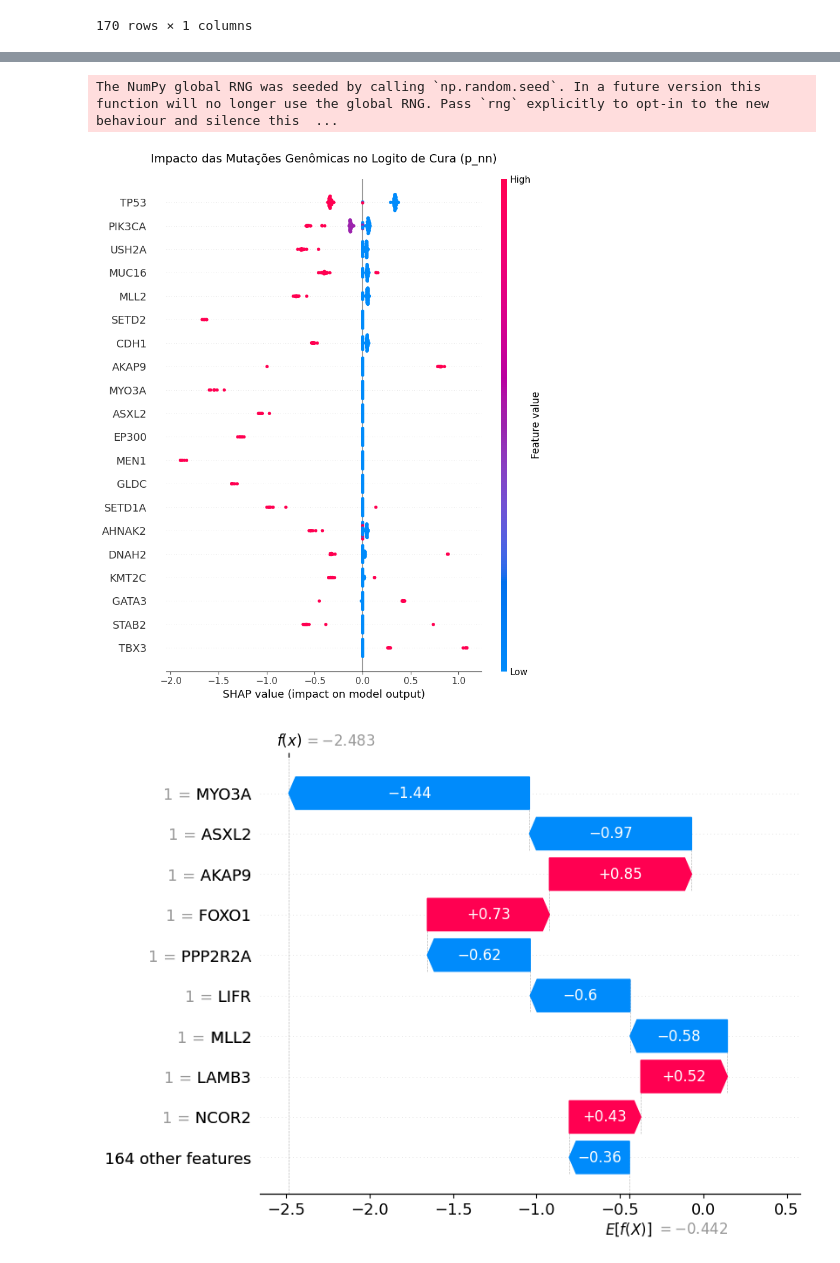
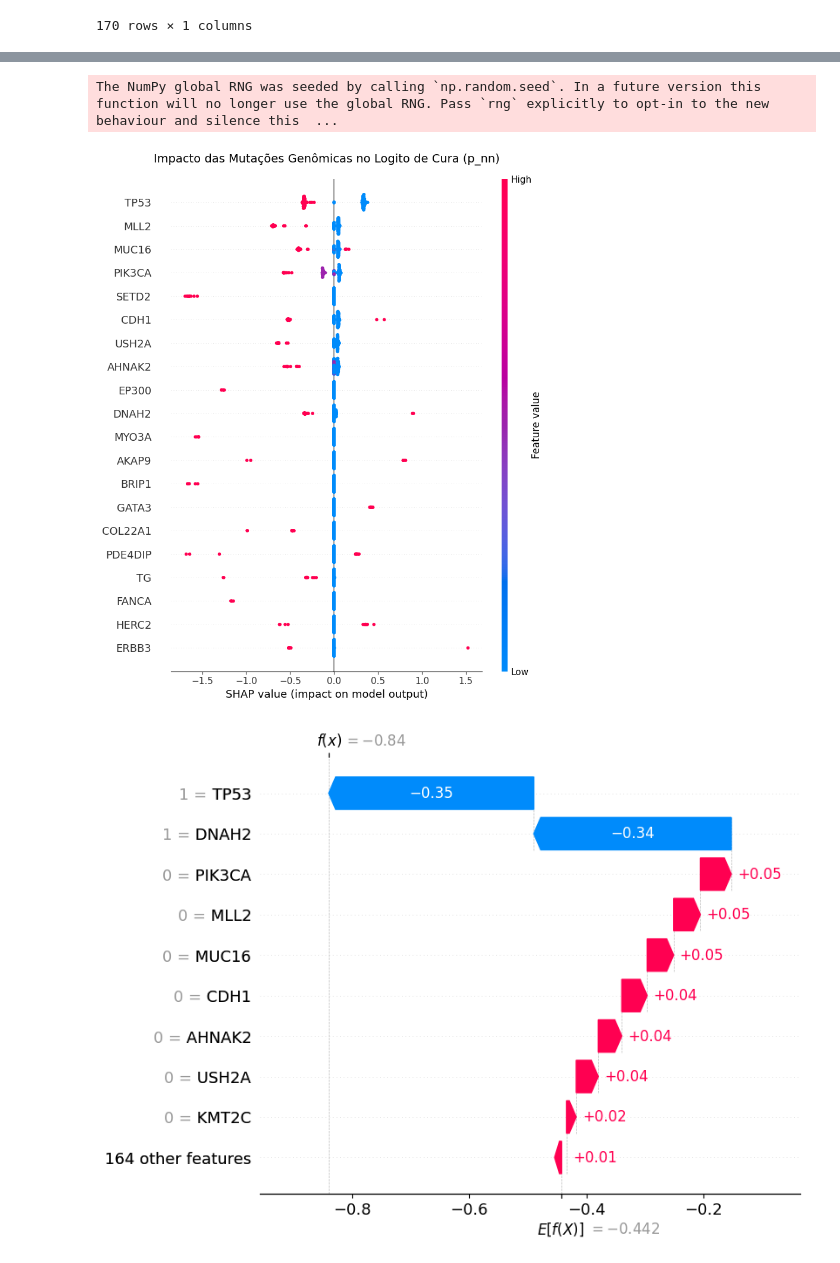
Before and after one commit to nhilariosilva/metabric_aft_models, a Jupyter notebook: notebooks/Holdout Analysis.ipynb, the cells around one changed output, grey strips where cells are left out. Drawn from its saved outputs; the diff is of its cells as text; code cells hidden in the pictures.

```diff
--- a/notebooks/Holdout Analysis.ipynb
+++ b/notebooks/Holdout Analysis.ipynb
@@ -668,7 +660,8 @@ X_full_test = pred_test.drop(columns = cols_to_drop, errors = "ignore")
 
 gene_start_idx = X_full.columns.get_loc('FOXO3')
 X_genes_train = X_full_train.iloc[:, gene_start_idx:]
-X_genes_test = X_full_test.iloc[:, gene_start_idx:]
+# X_genes_test = X_full_test.iloc[:, gene_start_idx:]
+X_genes_test = X_full_train.iloc[:200, gene_start_idx:]
 
 # 1. FUNÇÃO CAIXA-PRETA (O TRADUTOR PARA O SHAP)
 # O KernelExplainer envia matrizes NumPy. Precisamos convertê-las para Tensor,
@@ -694,33 +687,33 @@ explainer = shap.KernelExplainer(predict_logit_p, X_background_summary)
 # Nota: Se o teste for muito grande, teste com os primeiros 50 pacientes: X_genes_test.values[:50]
 shap_values = explainer.shap_values(X_genes_test.values)
 
 # 5. SUMMARY PLOT (A Prova Definitiva)
 plt.figure(figsize=(10, 8))
 shap.summary_plot(
     shap_values,
     features=X_genes_test,
     feature_names=X_genes_test.columns,
     show=False
 )
 plt.title("Impacto das Mutações Genômicas no Logito de Cura (p_nn)", fontsize=14, pad=20)
 plt.tight_layout()
 plt.show()
 
 # 6. WATERFALL PLOT (Paciente Individual)
 paciente_idx = 0
 shap_exp = shap.Explanation(
     values=shap_values[paciente_idx],
     base_values=explainer.expected_value,
     data=X_genes_test.iloc[paciente_idx],
     feature_names=X_genes_test.columns
 )
 
 plt.figure()
 shap.plots.waterfall(shap_exp, max_display=10)
 plt.title(f"Decomposição do Risco para o Paciente {paciente_idx}")
 plt.show()
 # %% [output]
 The NumPy global RNG was seeded by calling `np.random.seed`. In a future version this function will no longer use the global RNG. Pass `rng` explicitly to opt-in to the new behaviour and silence this  ...
-[figure, old version]
+[figure, new version]
-[figure, old version]
+[figure, new version]
 [figure]
```
Also changed, not shown: parts of 3 cells of this notebook, 5 other files.
